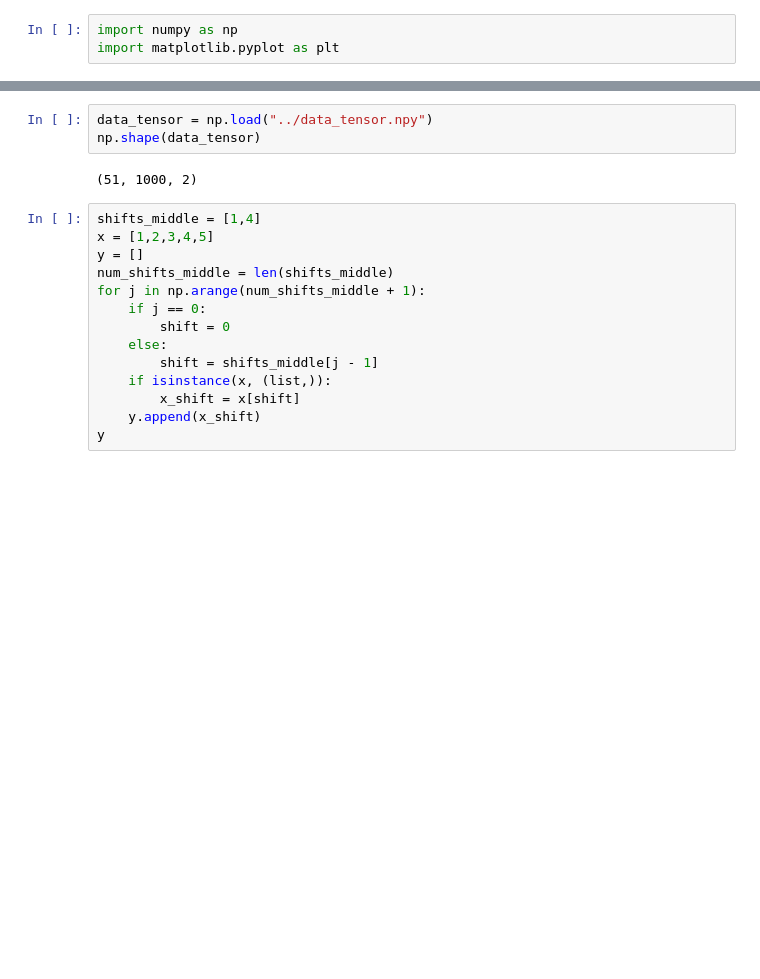
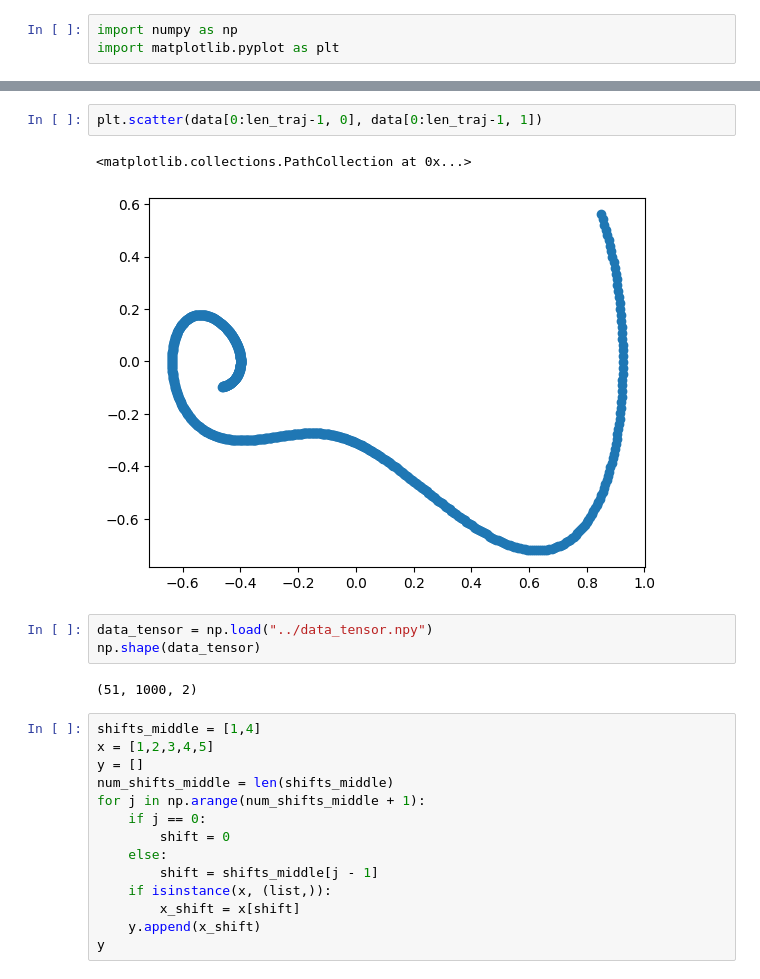
Before and after one commit to SuchethShenoy/DeepKoopman, a Jupyter notebook: data_viz/data_viz.ipynb, the cells around one changed output, grey strips where cells are left out. Saved outputs shown, nothing was run; the diff lists cells and outputs as text; blank space fills up the shorter version.

```diff
--- a/data_viz/data_viz.ipynb
+++ b/data_viz/data_viz.ipynb
@@ -25,3 +35,8 @@ plt.plot(pendulum1[:len_traj*3, 1])
+# %%
+plt.scatter(data[0:len_traj-1, 0], data[0:len_traj-1, 1])
+# %% [output]
+<matplotlib.collections.PathCollection at 0x...>
+[figure, added]
 # %%
 data_tensor = np.load("../data_tensor.npy")
 np.shape(data_tensor)
```
Also changed, not shown: parts of 5 cells of this notebook.
